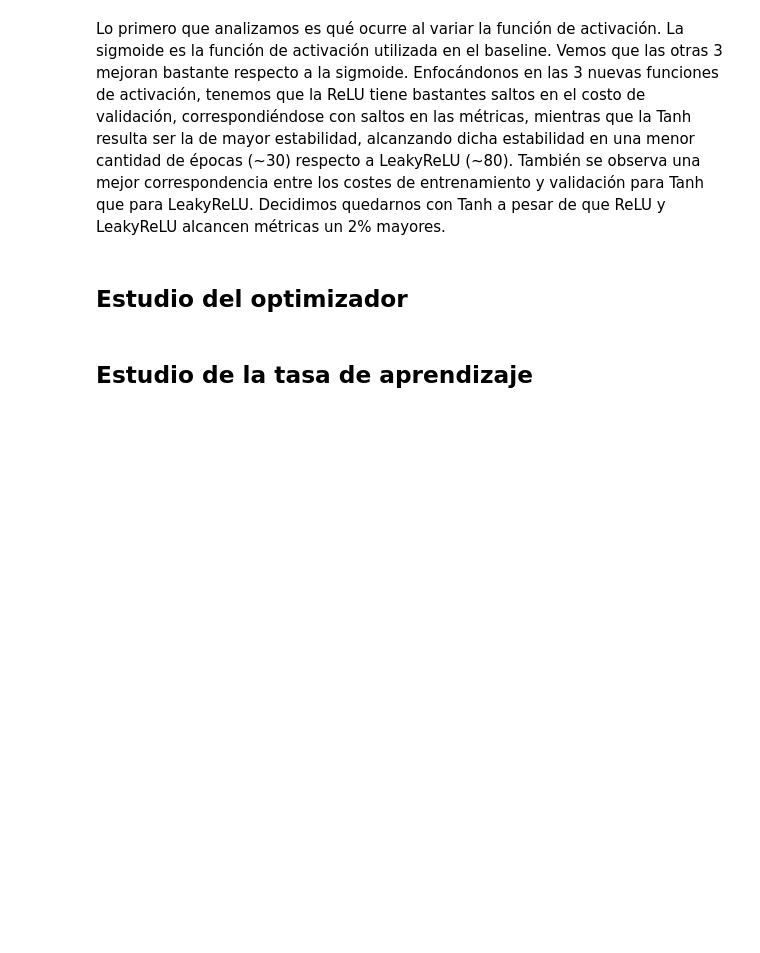
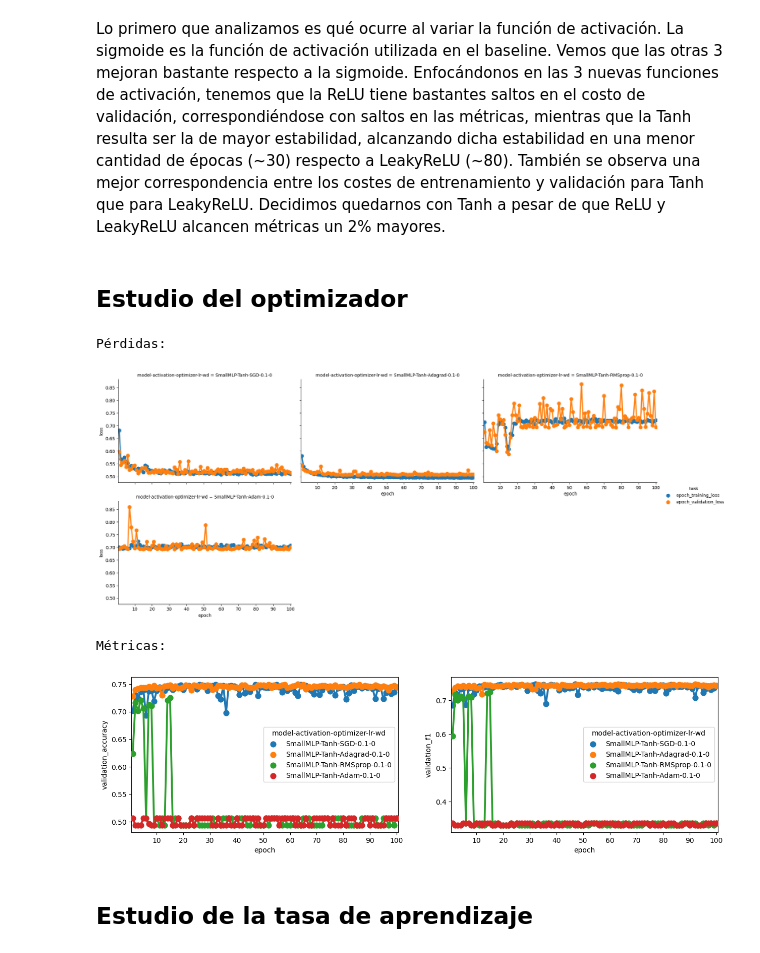
Before and after one commit to Cheva94/Diplo_Opt, a Jupyter notebook: 3_DL/Lab1/Resolución_Lab1.ipynb, the cells around one changed output. Saved outputs shown, nothing was run; the diff lists cells and outputs as text; code cells hidden in the pictures; blank space fills up the shorter version.

```diff
--- a/3_DL/Lab1/Resolución_Lab1.ipynb
+++ b/3_DL/Lab1/Resolución_Lab1.ipynb
@@ -278,6 +365,11 @@ for opt in optims:
 # %%
-plot_results(EPOCHS, f'SmallMLP/Optimizadores_Epocas-{EPOCHS}.csv', Optim_Exps1)
-# plot_results(100, 'SmallMLP/Optimizadores_Epocas-100.csv')
+# plot_results(EPOCHS, f'SmallMLP/Optimizadores_Epocas-{EPOCHS}.csv', Optim_Exps1)
+plot_results(100, 'SmallMLP/Optimizadores_Epocas-100.csv')
+# %% [output]
+Pérdidas:
+[figure, added]
+Métricas:
+[figure, added]
 # %% [markdown]
 ## Estudio de la tasa de aprendizaje
 # %%
```
Also changed, not shown: parts of 20 cells of this notebook, 3 other files.
